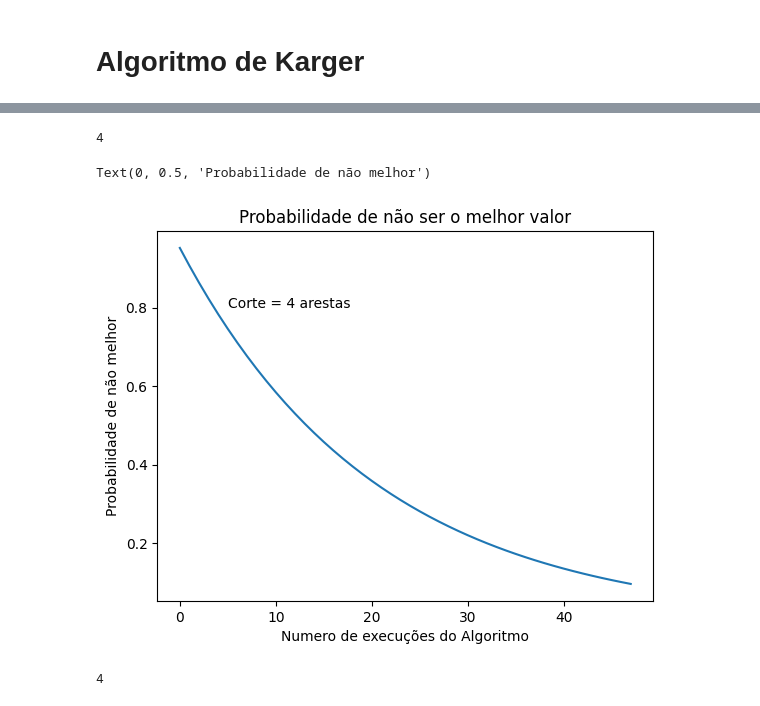
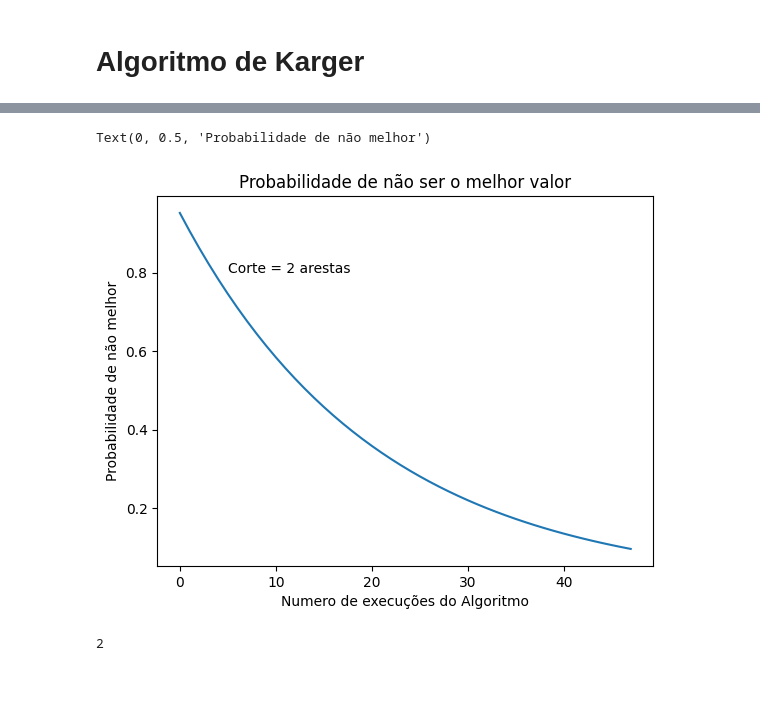
Before and after one commit to Jayvolv/Grafos, a Jupyter notebook: Trabalho_3.ipynb, the cells around one changed output, grey strips where cells are left out. Drawn from its saved outputs; the diff is of its cells as text; code cells hidden in the pictures.

```diff
--- a/Trabalho_3.ipynb
+++ b/Trabalho_3.ipynb
@@ -106,18 +105,3 @@ $$(1 - \frac {2}{n^2 - n} )^N$$
 
 n = numero de vertices <br>
 N = numero de execuções
-# %%
-N = 0
-P = 1
-slice_ = []
-result_karger = {}
-result_P = []
-while(P > 0.1):
-    N += 1
-    P = pow((1 - (2/ (pow(G.vec_num, 2) - G.vec_num))), N)
-
-    vert, new_edges, vertex_dict = karger(list(range(G.vec_num)), G.edges_list, {})
-    slice_.append(len(new_edges))
-    result_karger[slice_[-1]] = (vert, vertex_dict)
-
-    result_P.append(P)
@@ -168,18 +183,14 @@ import matplotlib.pyplot as plt
+# %%
+plt.plot(list(range(len(result_P))), result_P)
+plt.title("Probabilidade de não ser o melhor valor")
+plt.text(5, .8, f"Corte = {min(result_karger)} arestas")
+
+plt.xlabel('Numero de execuções do Algoritmo')
+plt.ylabel('Probabilidade de não melhor')
+# %% [output]
+Text(0, 0.5, 'Probabilidade de não melhor')
+[figure, added]
 # %%
 min(result_karger)
 # %% [output]
-4
+2
-# %%
-plt.plot(list(range(len(result_P))), result_P)
-plt.title("Probabilidade de não ser o melhor valor")
-plt.text(5, .8, f"Corte = {min(slice_)} arestas")
-
-plt.xlabel('Numero de execuções do Algoritmo')
-plt.ylabel('Probabilidade de não melhor')
-# %% [output]
-Text(0, 0.5, 'Probabilidade de não melhor')
-[figure, removed]
-# %%
-min(result_karger)
-# %% [output]
-4
```
Also changed, not shown: parts of 21 cells of this notebook, 3 other files.
